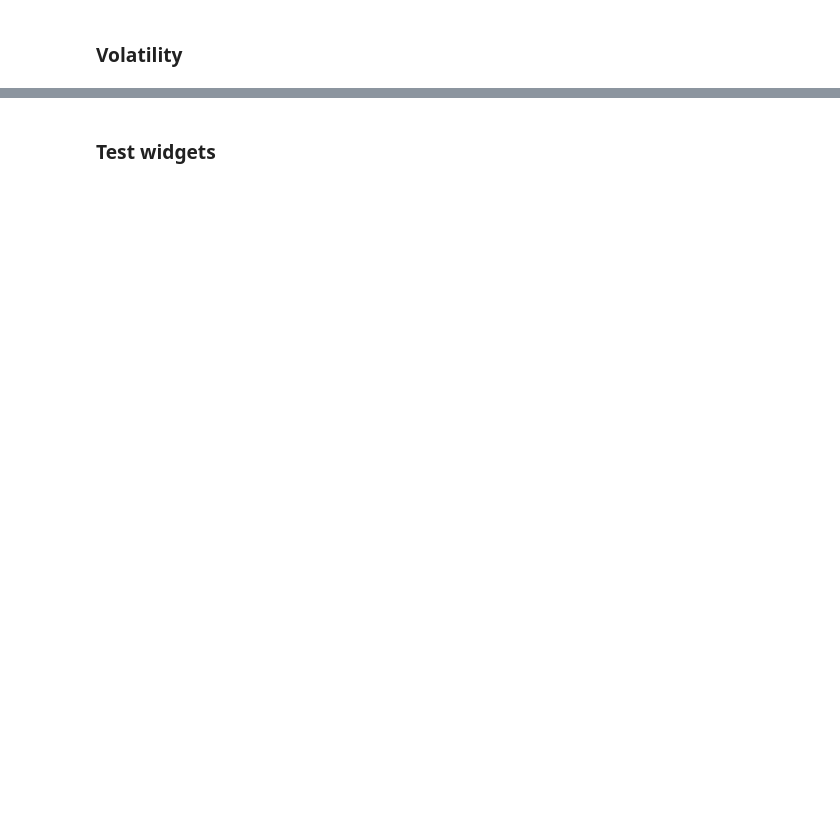
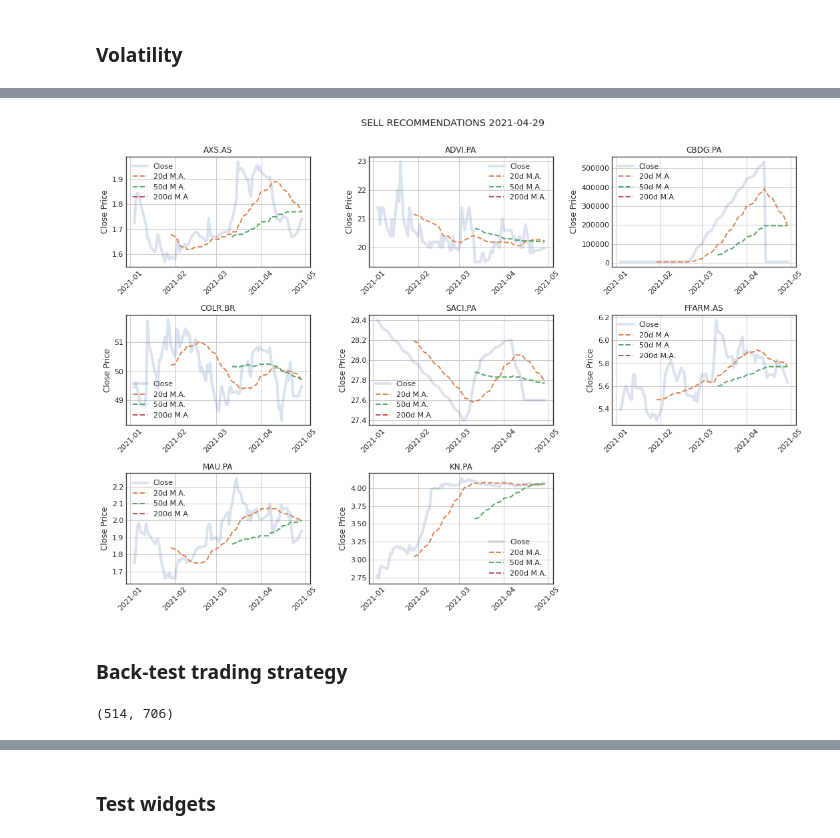
Before and after one commit to cdignam8304/euronext-stocks, a Jupyter notebook: notebooks/analysis.ipynb, the cells around one changed output, grey strips where cells are left out. Drawn from its saved outputs; the diff is of its cells as text; code cells hidden in the pictures; blank space fills up the shorter version.

```diff
--- a/notebooks/analysis.ipynb
+++ b/notebooks/analysis.ipynb
@@ -371,0 +452,23 @@ plot_corr_daily_returns(tickers)
+# %%
+# Plot Sell recommendations
+if math.ceil(len(recommend_sell)/3) == 1:
+    height = (math.ceil(len(recommend_sell))/3*4)+3
+else:
+    height = (math.ceil(len(recommend_sell))/3*4)
+
+fig = plt.figure(figsize=(15,height))
+for sell in recommend_sell:
+    n = recommend_sell.index(sell)+1
+#     print(n)
+    ax = fig.add_subplot(math.ceil(len(recommend_sell)/3), 3, n)
+    plot_recommendation(sell, "2021-01-01", opportunity_date, ax=ax)
+plt.suptitle(f"SELL RECOMMENDATIONS {opportunity_date}\n")
+plt.tight_layout()
+# %% [output]
+[figure, added]
+# %% [markdown]
+### Back-test trading strategy
+# %%
+all_opps.shape
+# %% [output]
+(514, 706)
```
Also changed, not shown: parts of 70 cells of this notebook, 1 other file.
